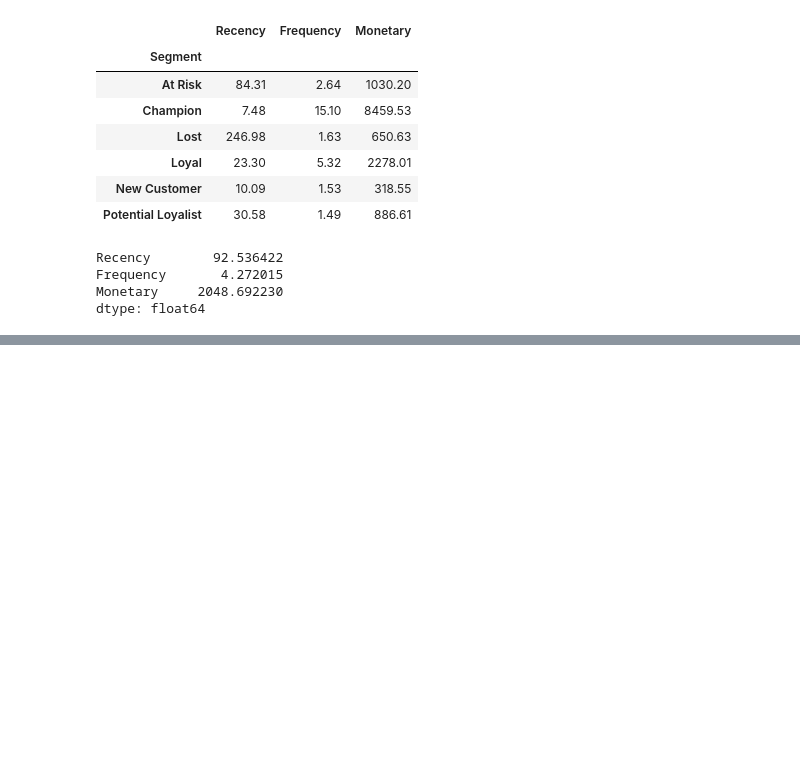
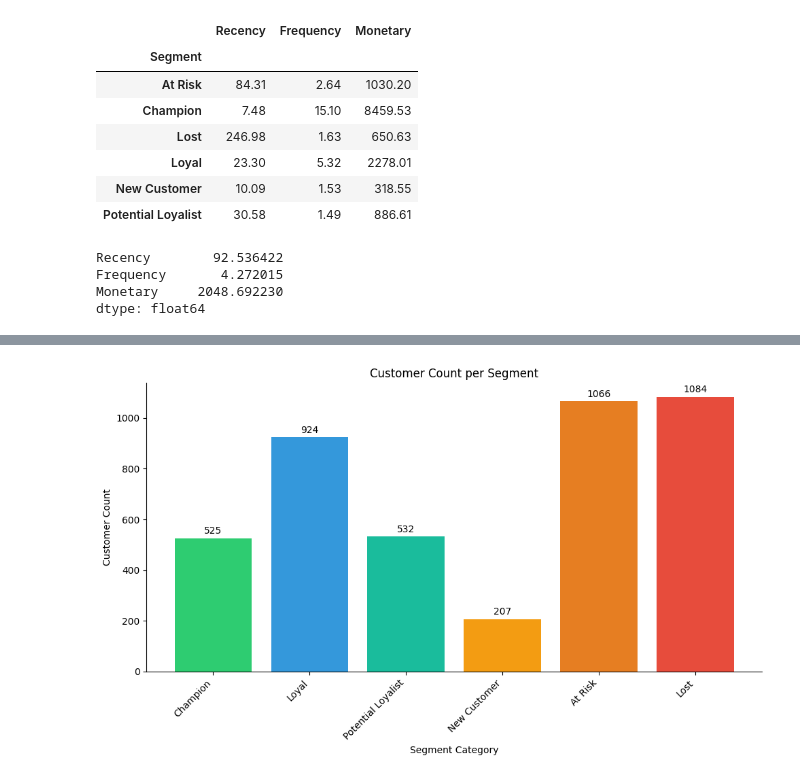
Before and after one commit to MArfanA333/customer-segmentation-rfm, a Jupyter notebook: notebooks/03_rfm_analysis.ipynb, the cells around one changed output, grey strips where cells are left out. Saved outputs shown, nothing was run; the diff lists cells and outputs as text; code cells hidden in the pictures; blank space fills up the shorter version.

Commit message:
add visualizations and updated requirements

```diff
--- a/notebooks/03_rfm_analysis.ipynb
+++ b/notebooks/03_rfm_analysis.ipynb
@@ -318,0 +326,33 @@ Looking at the mean values for each segment we can infer the following:
+# %%
+# Segment order and colors:
+segment_order = ['Champion','Loyal','Potential Loyalist','New Customer','At Risk','Lost']
+colors = ['#2ecc71', '#3498db', '#1abc9c', '#f39c12', '#e67e22', '#e74c3c']
+
+# Counting customers per segment:
+segment_counts = rfm['Segment'].value_counts().reindex(segment_order)
+
+# Figure 1:
+fig,ax = plt.subplots(figsize=(10,6))
+
+ax.bar(segment_counts.index,segment_counts.values, color = colors)
+ax.set_title('Customer Count per Segment')
+ax.set_xlabel('Segment Category')
+ax.set_ylabel('Customer Count')
+
+# Add value labels on top of each bar
+for bar in ax.patches:
+    ax.text(bar.get_x() + bar.get_width()/2,
+            bar.get_height() + 10,
+            str(int(bar.get_height())),
+            ha='center', va='bottom', fontsize=10)
+
+# Remove top and right spines
+ax.spines['top'].set_visible(False)
+ax.spines['right'].set_visible(False)
+
+plt.xticks(rotation = 45, ha='right')
+plt.tight_layout()
+plt.savefig('../images/customer_count_by_segment.png', dpi=150)
+plt.show()
+# %% [output]
+[figure, added]
```
Also changed, not shown: parts of 5 cells of this notebook, 4 other files.
